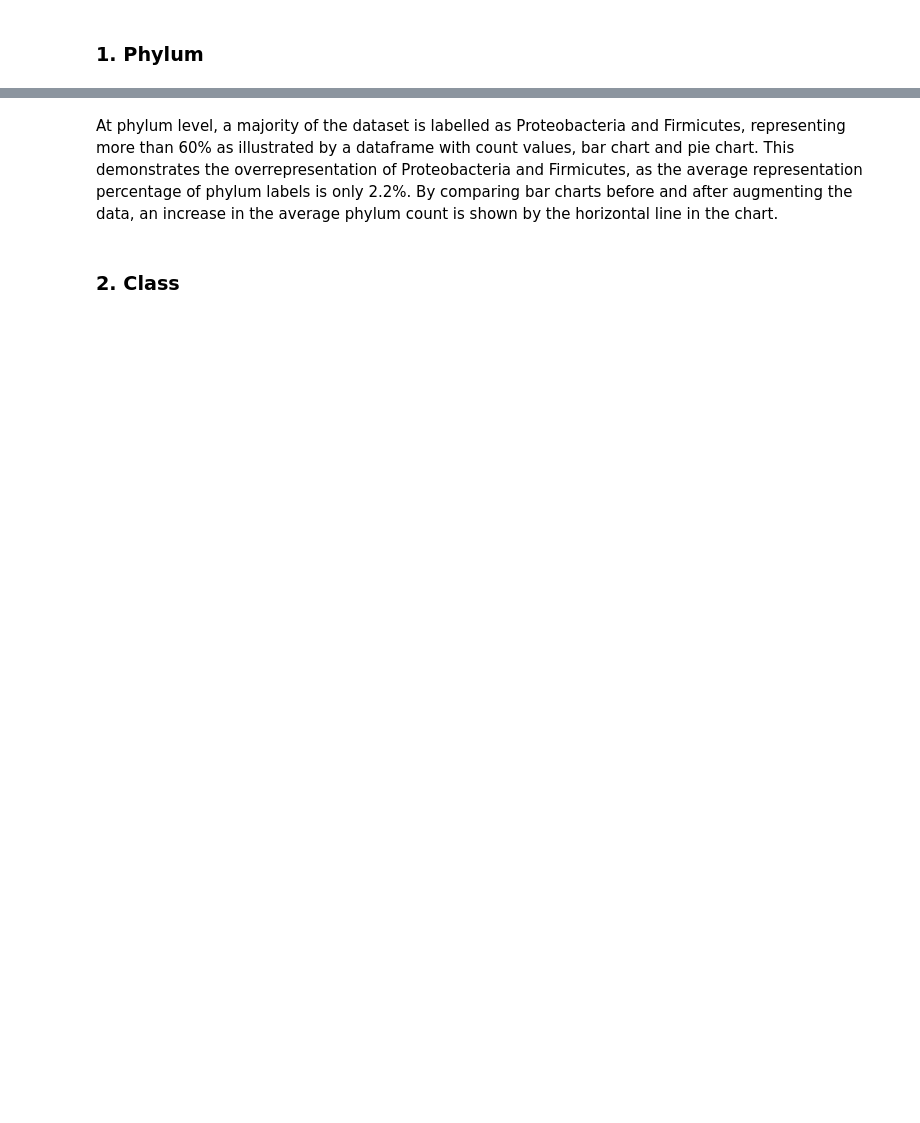
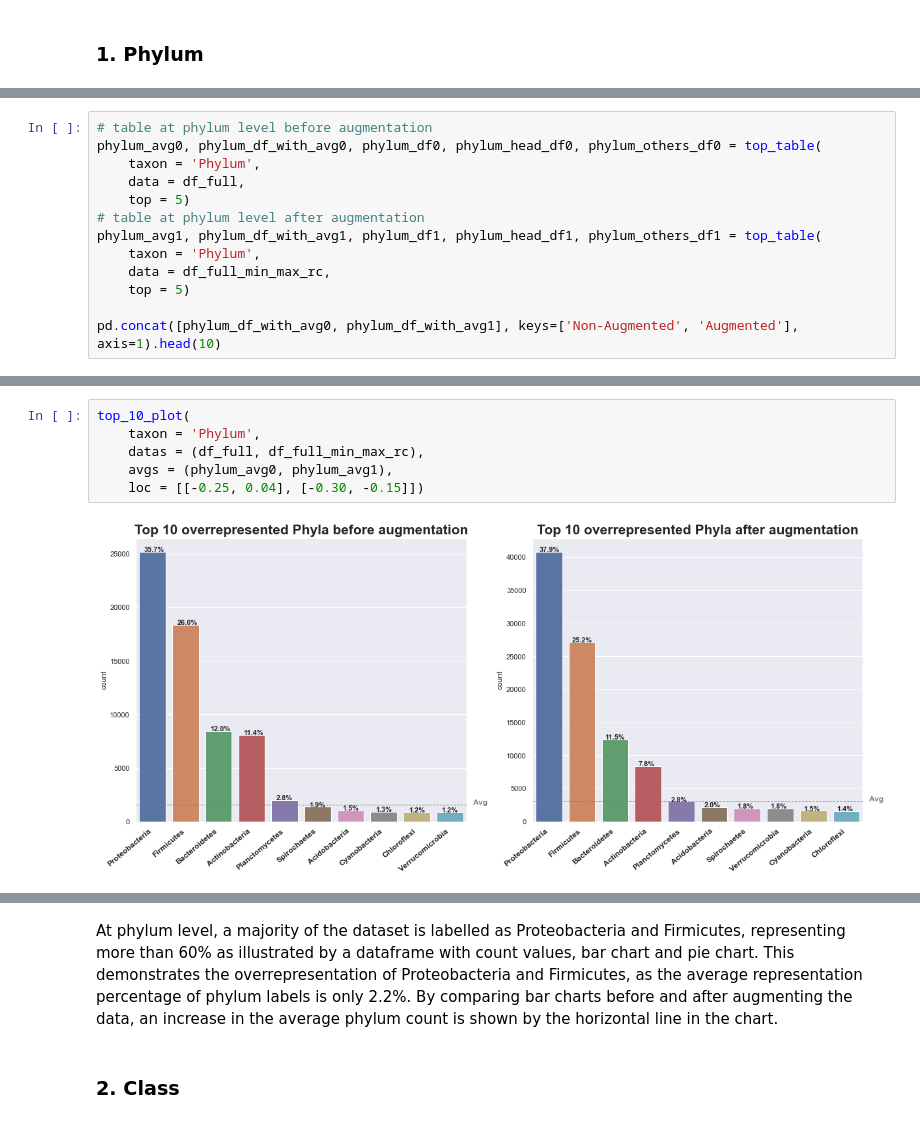
Before and after one commit to Lab-Vankerschaver/RNA-data, a Jupyter notebook: curation_exploration_separation.ipynb, the cells around one changed output, grey strips where cells are left out. Saved outputs shown, nothing was run; the diff lists cells and outputs as text; blank space fills up the shorter version.

Commit message:
Add files via upload
Improved readability of code with identation and updated data visualization plots
(first code cell should still be run to update the output values,)

```diff
--- a/curation_exploration_separation.ipynb
+++ b/curation_exploration_separation.ipynb
@@ -739,0 +808,13 @@ plt.legend(pie[0],['Proteobacteria', 'Firmicutes', 'Actinobacteria', 'Bacteroide
+# %%
+# table at phylum level before augmentation
+phylum_avg0, phylum_df_with_avg0, phylum_df0, phylum_head_df0, phylum_others_df0 = top_table(
+    taxon = 'Phylum',
+    data = df_full,
+    top = 5)
+# table at phylum level after augmentation
+phylum_avg1, phylum_df_with_avg1, phylum_df1, phylum_head_df1, phylum_others_df1 = top_table(
+    taxon = 'Phylum',
+    data = df_full_min_max_rc,
+    top = 5)
+
+pd.concat([phylum_df_with_avg0, phylum_df_with_avg1], keys=['Non-Augmented', 'Augmented'], axis=1).head(10)
@@ -739,0 +835,8 @@ plt.legend(pie[0],['Proteobacteria', 'Firmicutes', 'Actinobacteria', 'Bacteroide
+# %%
+top_10_plot(
+    taxon = 'Phylum',
+    datas = (df_full, df_full_min_max_rc),
+    avgs = (phylum_avg0, phylum_avg1),
+    loc = [[-0.25, 0.04], [-0.30, -0.15]])
+# %% [output]
+[figure, added]
```
Also changed, not shown: parts of 87 cells of this notebook.
